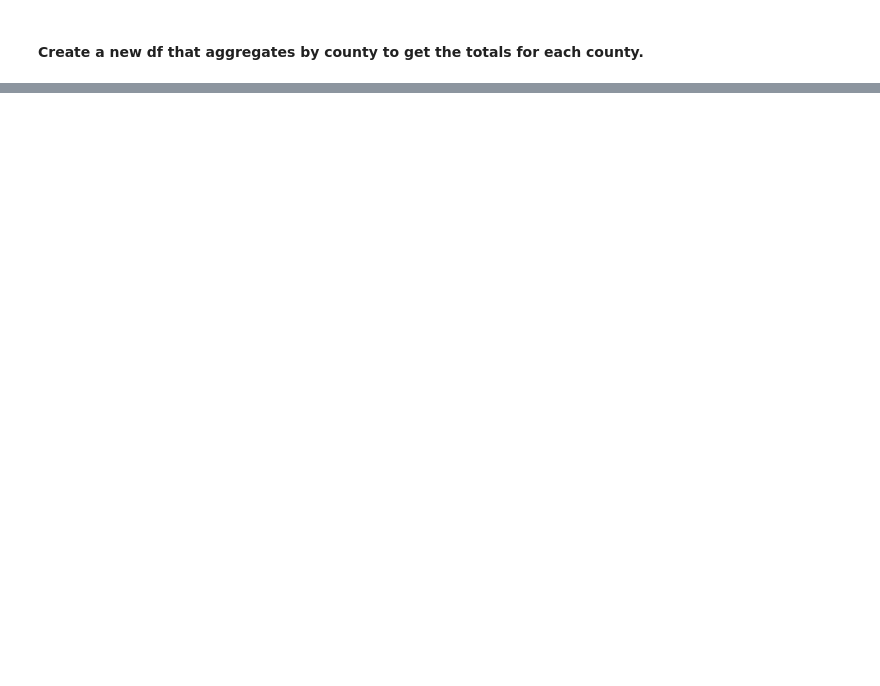
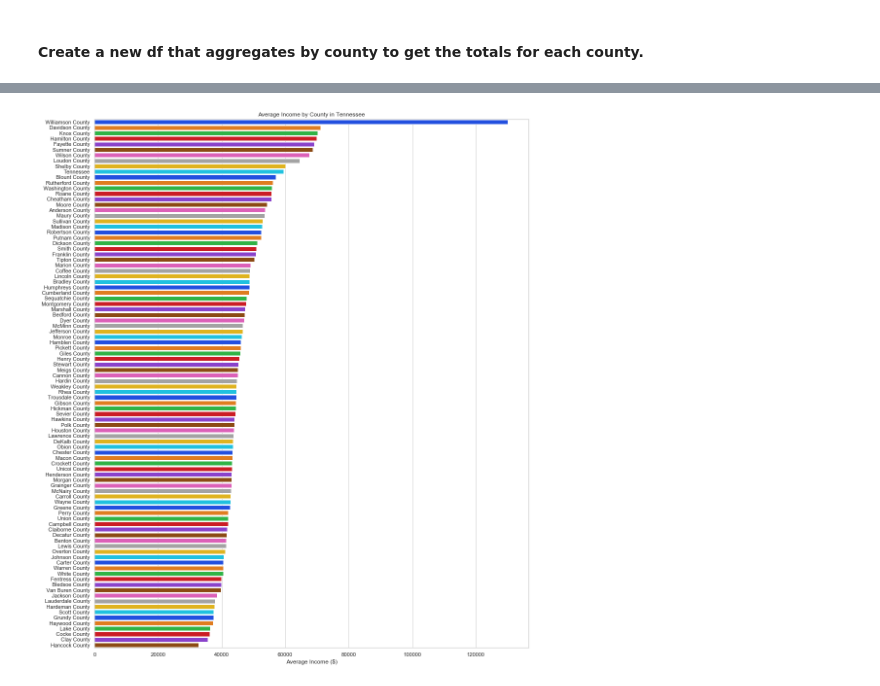
Before and after one commit to norajunef/vanderbilt-data-essentials-cohort-2, a Jupyter notebook: TN Med Health_week1.ipynb, the cells around one changed output, grey strips where cells are left out. Saved outputs shown, nothing was run; the diff lists cells and outputs as text; code cells hidden in the pictures; blank space fills up the shorter version.

```diff
--- a/TN Med Health_week1.ipynb
+++ b/TN Med Health_week1.ipynb
@@ -274,0 +272,9 @@ for total_inc_amt in income_county_agg
+# %%
+avg_income_list=[]
+for row in income_county_agg.iterrows():
+    vals = row[1]
+    income = vals["total_inc_amt"] * 1000
+    count = vals["returns_with_total_inc"]
+    avg_income_list.append(round(income/ count,0))
+
+income_county_agg['avg_income'] = avg_income_list
@@ -274,0 +290,3 @@ for total_inc_amt in income_county_agg
+# %%
+income_county_agg = income_county_agg.sort_values('avg_income', ascending = False)
+income_county_agg.head()
@@ -274,0 +302,3 @@ for total_inc_amt in income_county_agg
+# %%
+income_county_agg['avg_income2'] = round(income_county_agg.total_inc_amt * 1000 / income_county_agg.returns_with_total_inc, 0)
+income_county_agg.head(3)
@@ -274,0 +392,9 @@ for total_inc_amt in income_county_agg
+# %%
+plt.figure(figsize = (16, 20))
+sns.set(style="whitegrid")
+sns.barplot('avg_income', 'county', data = income_county_agg, palette = 'bright')
+plt.xlabel('Average Income ($)')
+plt.ylabel('')
+plt.title('Average Income by County in Tennessee');
+# %% [output]
+[figure, added]
```
Also changed, not shown: parts of 21 cells of this notebook, 1 other file.
